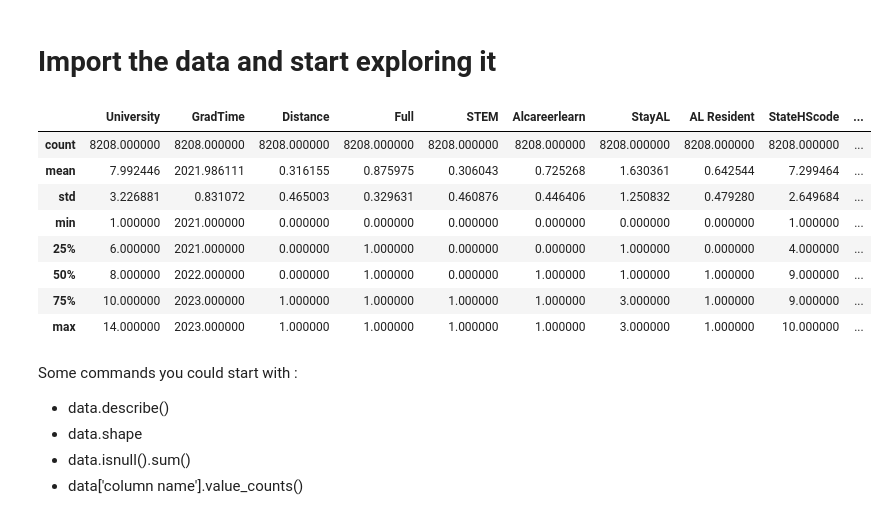
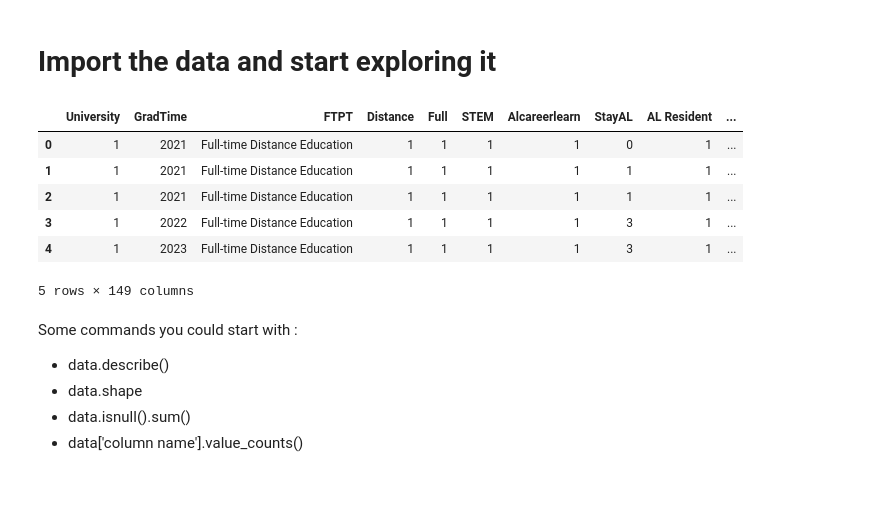
Before and after one commit to MCDC-Team-4/retain-alabama, a Jupyter notebook: team-juypter-notebooks/testing.ipynb, the cells around one changed output. Saved outputs shown, nothing was run; the diff lists cells and outputs as text; code cells hidden in the pictures; blank space fills up the shorter version.

```diff
--- a/team-juypter-notebooks/testing.ipynb
+++ b/team-juypter-notebooks/testing.ipynb
@@ -35,18 +33,16 @@ ModuleNotFoundError: No module named 'pandas'
 # %%
 
 data = pd.read_csv('../Project Retain Alabama/Survey Data and Info/UABformatChange.csv')
 alabamaData = pd.read_csv('../Project Retain Alabama/Survey Data and Info/alabamaData.csv')
-alabamaData.describe()
+alabamaData.head()
 # %% [output]
-|  | University | GradTime | Distance | Full | STEM | Alcareerlearn | StayAL | AL Resident | StateHScode | ... |
-| count | 8208.000000 | 8208.000000 | 8208.000000 | 8208.000000 | 8208.000000 | 8208.000000 | 8208.000000 | 8208.000000 | 8208.000000 | ... |
-| mean | 7.992446 | 2021.986111 | 0.316155 | 0.875975 | 0.306043 | 0.725268 | 1.630361 | 0.642544 | 7.299464 | ... |
-| std | 3.226881 | 0.831072 | 0.465003 | 0.329631 | 0.460876 | 0.446406 | 1.250832 | 0.479280 | 2.649684 | ... |
-| min | 1.000000 | 2021.000000 | 0.000000 | 0.000000 | 0.000000 | 0.000000 | 0.000000 | 0.000000 | 1.000000 | ... |
-| 25% | 6.000000 | 2021.000000 | 0.000000 | 1.000000 | 0.000000 | 0.000000 | 1.000000 | 0.000000 | 4.000000 | ... |
-| 50% | 8.000000 | 2022.000000 | 0.000000 | 1.000000 | 0.000000 | 1.000000 | 1.000000 | 1.000000 | 9.000000 | ... |
-| 75% | 10.000000 | 2023.000000 | 1.000000 | 1.000000 | 1.000000 | 1.000000 | 3.000000 | 1.000000 | 9.000000 | ... |
-| max | 14.000000 | 2023.000000 | 1.000000 | 1.000000 | 1.000000 | 1.000000 | 3.000000 | 1.000000 | 10.000000 | ... |
+|  | University | GradTime | FTPT | Distance | Full | STEM | Alcareerlearn | StayAL | AL Resident | ... |
+| 0 | 1 | 2021 | Full-time Distance Education | 1 | 1 | 1 | 1 | 0 | 1 | ... |
+| 1 | 1 | 2021 | Full-time Distance Education | 1 | 1 | 1 | 1 | 1 | 1 | ... |
+| 2 | 1 | 2021 | Full-time Distance Education | 1 | 1 | 1 | 1 | 1 | 1 | ... |
+| 3 | 1 | 2022 | Full-time Distance Education | 1 | 1 | 1 | 1 | 3 | 1 | ... |
+| 4 | 1 | 2023 | Full-time Distance Education | 1 | 1 | 1 | 1 | 3 | 1 | ... |
+5 rows × 149 columns
 # %% [markdown]
 Some commands you could start with :
 - data.describe()
```
Also changed, not shown: parts of 3 cells of this notebook.
